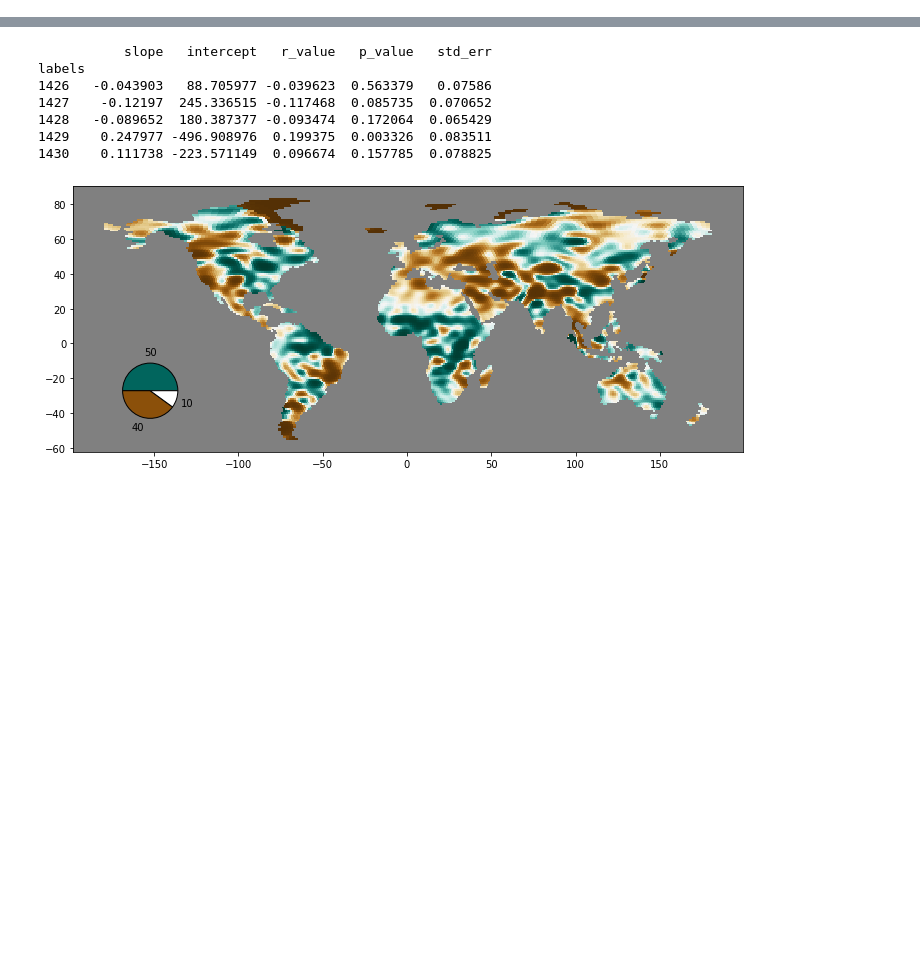
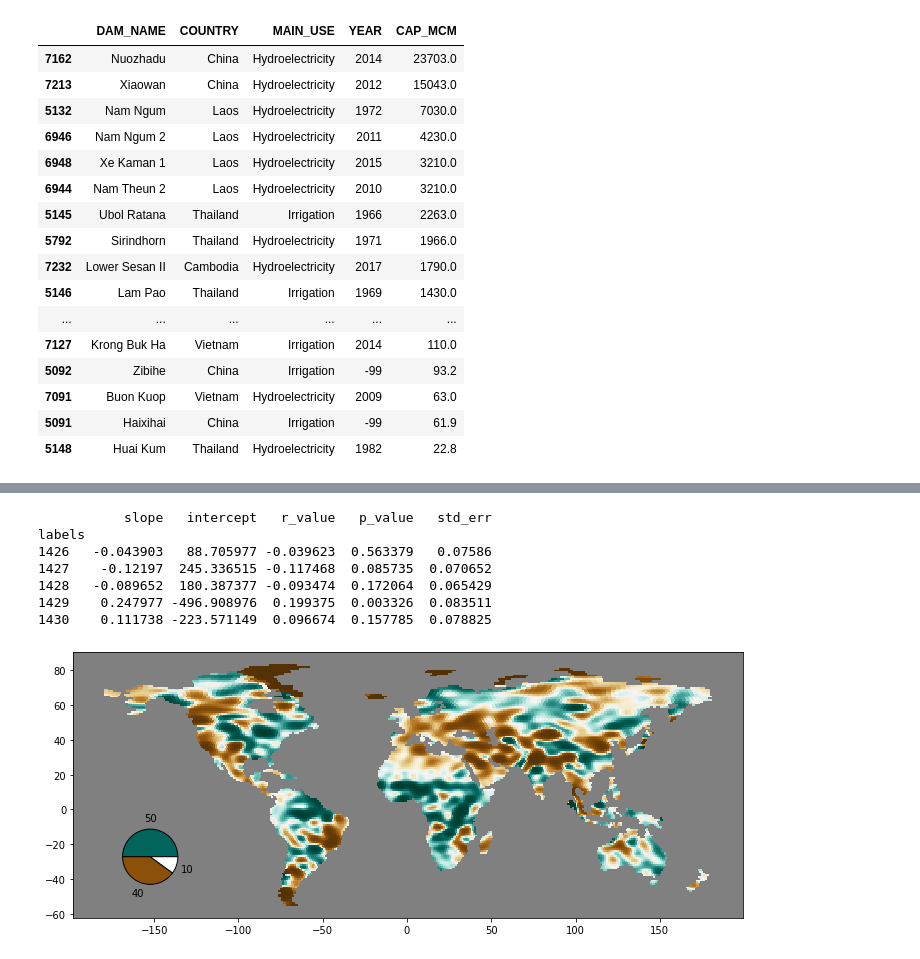
Before and after one commit to ascheliga/CYGNSS-GRACE, a Jupyter notebook: notebooks/res_time_series.ipynb, the cells around one changed output, grey strips where cells are left out. Cells and saved outputs as stored; diff of their text form; code cells hidden in the pictures; blank space fills up the shorter version.

```diff
--- a/notebooks/res_time_series.ipynb
+++ b/notebooks/res_time_series.ipynb
@@ -261 +71,21 @@ def single_timeseries_IMERG_CYGNSS_GRACE(coords_i,**plot_params):
     return precip , fw , cmwe
+# %%
+res_shp.loc[res_shp['MAIN_BASIN'] == 'Mekong',['DAM_NAME','COUNTRY','MAIN_USE','YEAR','CAP_MCM']].sort_values('CAP_MCM',ascending=False)
+# %% [output]
+|  | DAM_NAME | COUNTRY | MAIN_USE | YEAR | CAP_MCM |
+| 7162 | Nuozhadu | China | Hydroelectricity | 2014 | 23703.0 |
+| 7213 | Xiaowan | China | Hydroelectricity | 2012 | 15043.0 |
+| 5132 | Nam Ngum | Laos | Hydroelectricity | 1972 | 7030.0 |
+| 6946 | Nam Ngum 2 | Laos | Hydroelectricity | 2011 | 4230.0 |
+| 6948 | Xe Kaman 1 | Laos | Hydroelectricity | 2015 | 3210.0 |
+| 6944 | Nam Theun 2 | Laos | Hydroelectricity | 2010 | 3210.0 |
+| 5145 | Ubol Ratana | Thailand | Irrigation | 1966 | 2263.0 |
+| 5792 | Sirindhorn | Thailand | Hydroelectricity | 1971 | 1966.0 |
+| 7232 | Lower Sesan II | Cambodia | Hydroelectricity | 2017 | 1790.0 |
+| 5146 | Lam Pao | Thailand | Irrigation | 1969 | 1430.0 |
+| ... | ... | ... | ... | ... | ... |
+| 7127 | Krong Buk Ha | Vietnam | Irrigation | 2014 | 110.0 |
+| 5092 | Zibihe | China | Irrigation | -99 | 93.2 |
+| 7091 | Buon Kuop | Vietnam | Hydroelectricity | 2009 | 63.0 |
+| 5091 | Haixihai | China | Irrigation | -99 | 61.9 |
+| 5148 | Huai Kum | Thailand | Hydroelectricity | 1982 | 22.8 |
```
Also changed, not shown: parts of 15 cells of this notebook.
